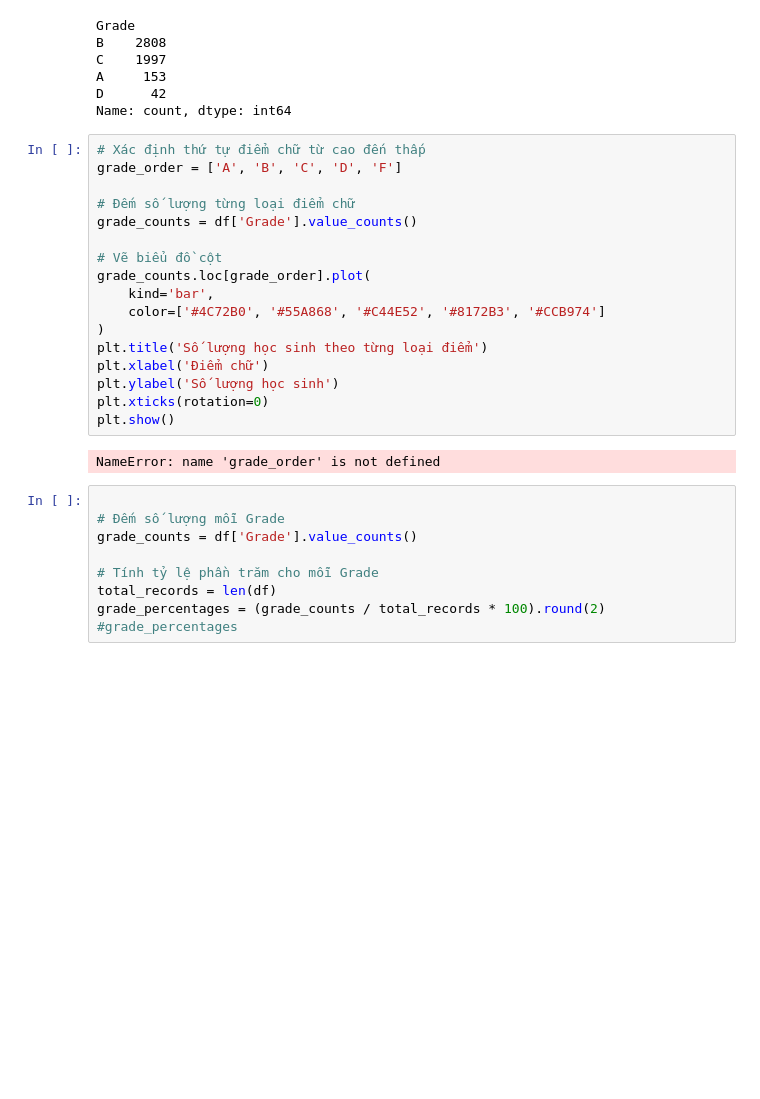
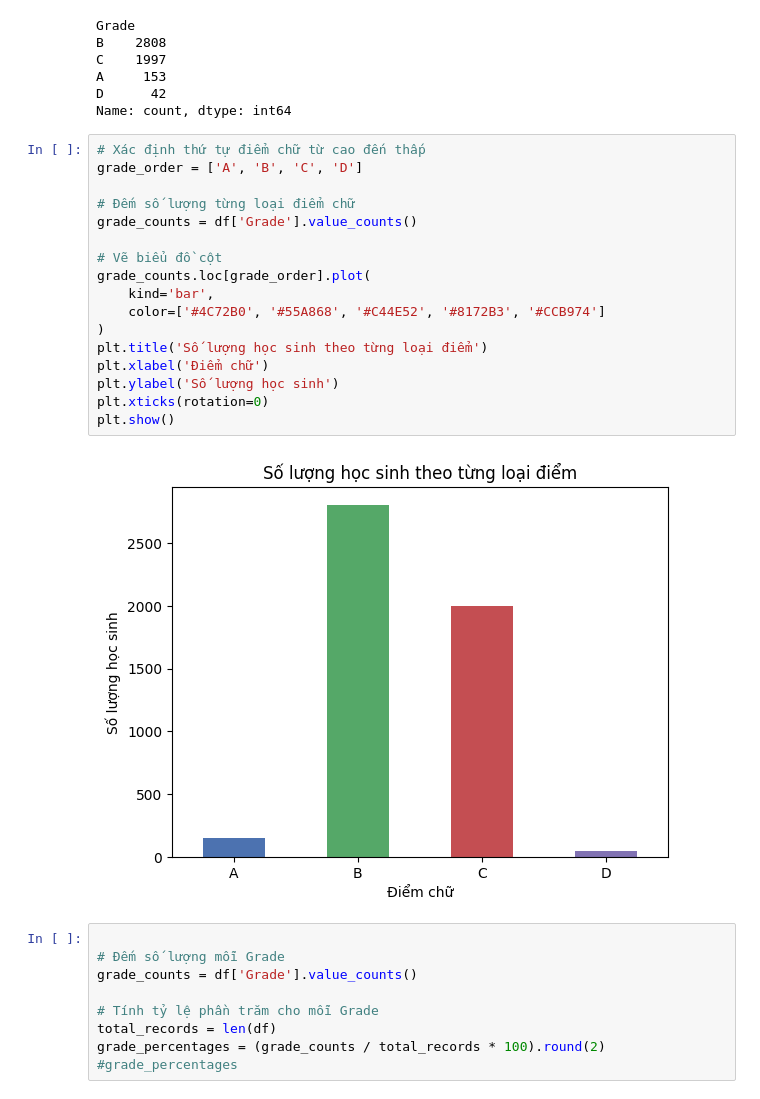
Before and after one commit to phithuan/predictive-analytics-for-student-performance-DoAn3-, a Jupyter notebook: Analytics_studen.ipynb, the cells around one changed output. Cells and saved outputs as stored; diff of their text form; blank space fills up the shorter version.

```diff
--- a/Analytics_studen.ipynb
+++ b/Analytics_studen.ipynb
@@ -41,23 +41,23 @@ D      42
 Name: count, dtype: int64
 # %%
 # Xác định thứ tự điểm chữ từ cao đến thấp
-grade_order = ['A', 'B', 'C', 'D', 'F']
+grade_order = ['A', 'B', 'C', 'D']
 
 # Đếm số lượng từng loại điểm chữ
 grade_counts = df['Grade'].value_counts()
 
 # Vẽ biểu đồ cột
 grade_counts.loc[grade_order].plot(
     kind='bar',
     color=['#4C72B0', '#55A868', '#C44E52', '#8172B3', '#CCB974']
 )
 plt.title('Số lượng học sinh theo từng loại điểm')
 plt.xlabel('Điểm chữ')
 plt.ylabel('Số lượng học sinh')
 plt.xticks(rotation=0)
 plt.show()
 # %% [output]
-NameError: name 'grade_order' is not defined
+[figure, added]
 # %%
 
 # Đếm số lượng mỗi Grade
```
Also changed, not shown: 8 other files.
